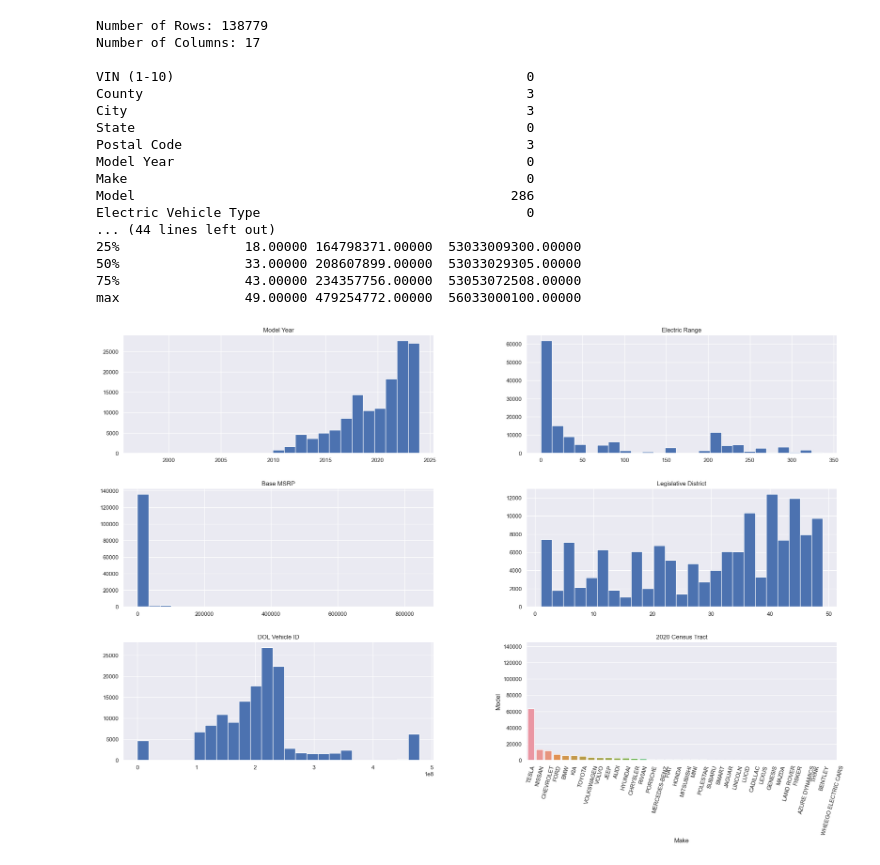
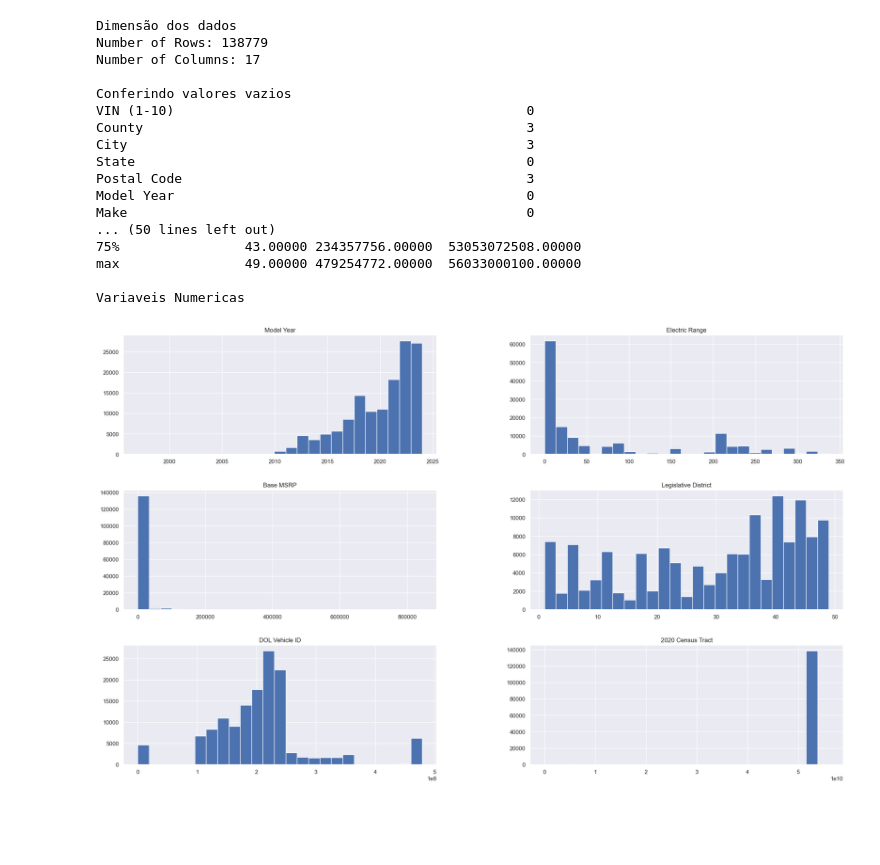
Before and after one commit to daniel64bit/electric_vehicle_classification, a Jupyter notebook: notebooks/Projeto Aplicado 2.ipynb, the cells around one changed output. Cells and saved outputs as stored; diff of their text form; code cells hidden in the pictures; blank space fills up the shorter version.

```diff
--- a/notebooks/Projeto Aplicado 2.ipynb
+++ b/notebooks/Projeto Aplicado 2.ipynb
@@ -14,56 +14,48 @@ pd.set_option('display.float_format', lambda x: '%.5f' % x)
 # Lendo os Dados
 df = pd.read_csv('C:/Users/GabrielMoretti/Downloads/archive/Electric_Vehicle_Population_Data.csv')
 
-# Dimensão dos dados
+print("Dimensão dos dados")
 print(f'Number of Rows: {df.shape[0]}')
 print(f'Number of Columns: {df.shape[1]}')
 print("")
-# Conferindo valores vazios
+print("Conferindo valores vazios")
 print(df.isna().sum())
 print("")
 
-# Arrumando Tipo
+print("Arrumando Tipo")
 df['Postal Code'] = pd.to_numeric(df['Postal Code'], errors='coerce', downcast='integer')
 df['Postal Code'].fillna(-1, inplace=True)
 df['Postal Code'] = df['Postal Code'].astype(int)
 df['2020 Census Tract'].fillna(-1, inplace=True)
 df['2020 Census Tract'] = df['2020 Census Tract'].astype(np.int64)
 
 print(df.dtypes)
 print("")
-# Estatistica Descritiva
+print("Estatistica Descritiva")
 num_attributes = df.select_dtypes( include=['int64', 'float64'] )
 print(df.describe())
 print("")
 
-# Variavel Numerica
+print("Variaveis Numericas")
 num_attributes = df.select_dtypes( include=['int64', 'float64'] )
 num_attributes.hist( bins=25 );
-
-
-# Analise
-
-# Quais são as Marcas que mais produzem
-aux1 = df[['Make', 'Model']].groupby('Make').count().sort_values("Model", ascending = False).reset_index()
-sns.barplot( x='Make', y='Model', data=aux1 )
-plt.xticks(rotation=75);
 # %% [output]
+Dimensão dos dados
 Number of Rows: 138779
 Number of Columns: 17
 
+Conferindo valores vazios
 VIN (1-10)                                             0
 County                                                 3
 City                                                   3
 State                                                  0
 Postal Code                                            3
 Model Year                                             0
 Make                                                   0
-Model                                                286
-Electric Vehicle Type                                  0
-... (44 lines left out)
-25%                18.00000 164798371.00000  53033009300.00000
-50%                33.00000 208607899.00000  53033029305.00000
+... (50 lines left out)
 75%                43.00000 234357756.00000  53053072508.00000
 max                49.00000 479254772.00000  56033000100.00000
+
+Variaveis Numericas
-[figure, old version]
+[figure, new version]
 # %%
```
Also changed, not shown: parts of 4 cells of this notebook.
